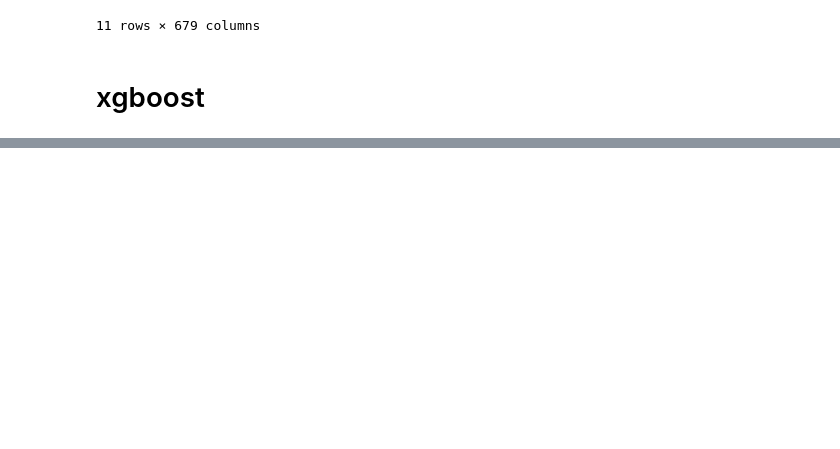
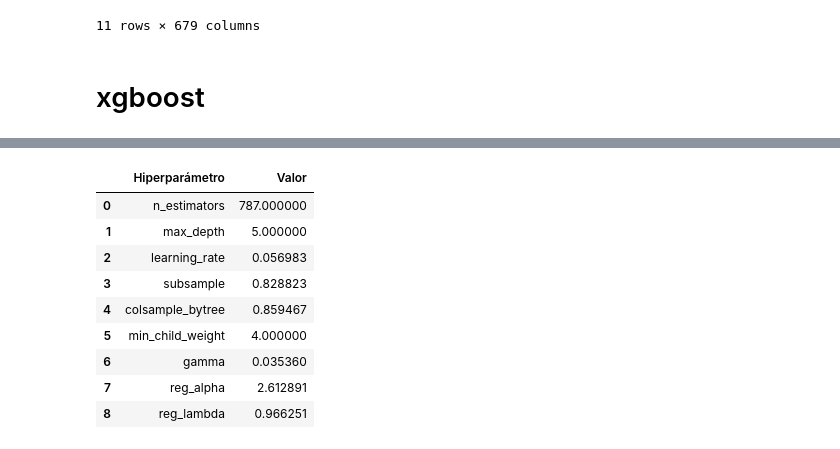
Before and after one commit to moonlightKiR/XGBOOST, a Jupyter notebook: src/main.ipynb, the cells around one changed output, grey strips where cells are left out. Saved outputs shown, nothing was run; the diff lists cells and outputs as text; code cells hidden in the pictures; blank space fills up the shorter version.

```diff
--- a/src/main.ipynb
+++ b/src/main.ipynb
@@ -311,0 +320,15 @@ XGBClassifier(base_score=None, booster=None, callbacks=None,
+# %%
+best_params = study.best_params
+params_df = pd.DataFrame(list(best_params.items()), columns=["Hiperparámetro", "Valor"])
+display(params_df)
+# %% [output]
+|  | Hiperparámetro | Valor |
+| 0 | n_estimators | 787.000000 |
+| 1 | max_depth | 5.000000 |
+| 2 | learning_rate | 0.056983 |
+| 3 | subsample | 0.828823 |
+| 4 | colsample_bytree | 0.859467 |
+| 5 | min_child_weight | 4.000000 |
+| 6 | gamma | 0.035360 |
+| 7 | reg_alpha | 2.612891 |
+| 8 | reg_lambda | 0.966251 |
```
Also changed, not shown: parts of 20 cells of this notebook, 1 other file.
